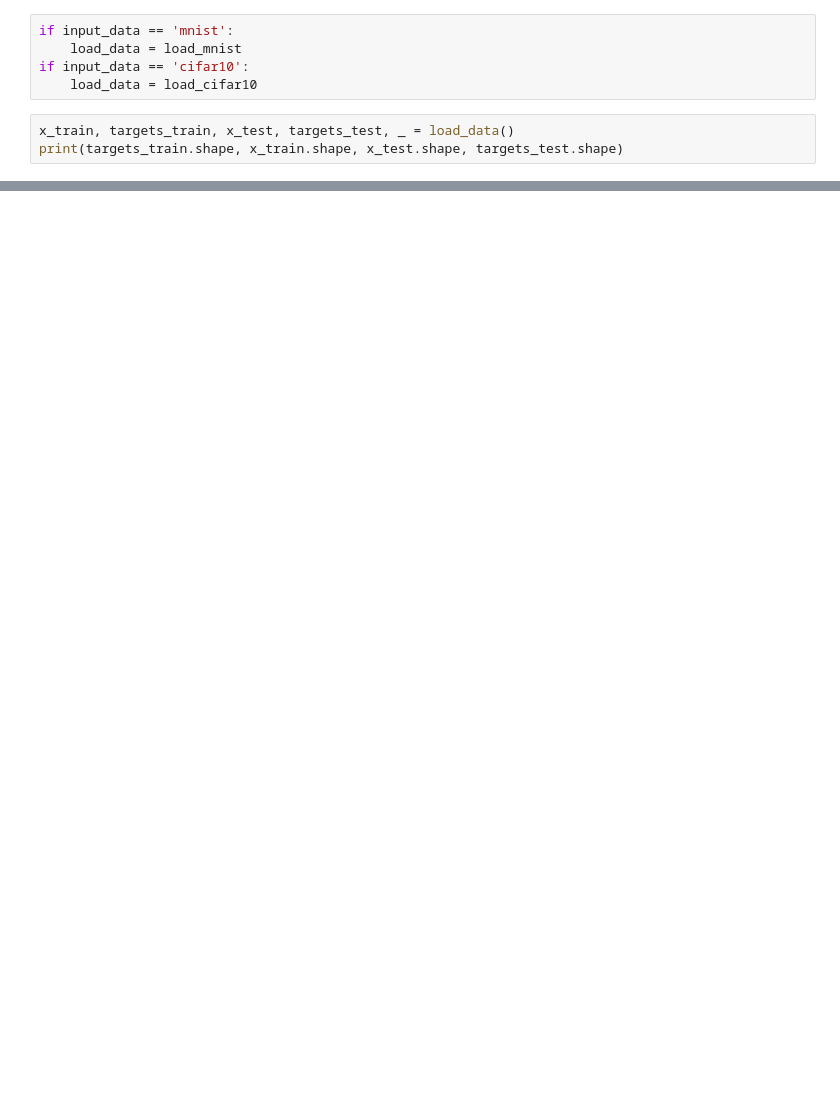
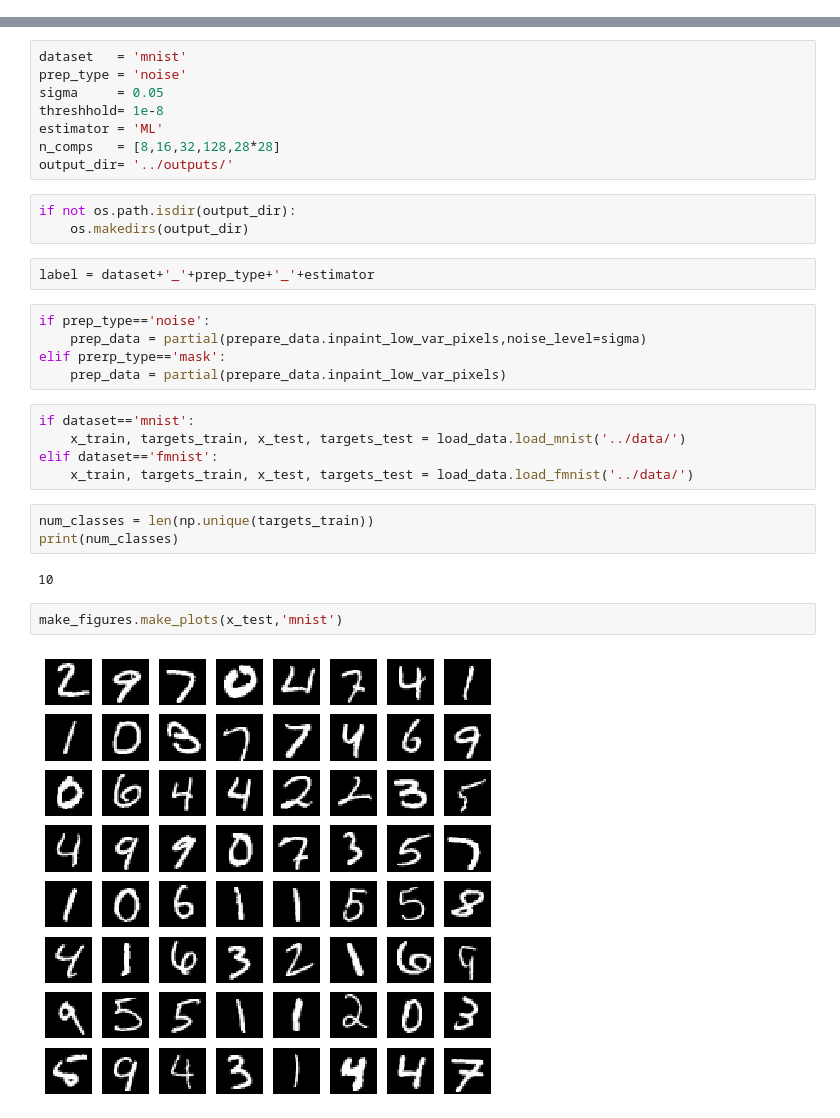
Before and after one commit to VMBoehm/pca-classifier, a Jupyter notebook: notebooks/ShrinkageExperimentsMNIST.ipynb, the cells around one changed output, grey strips where cells are left out. Saved outputs shown, nothing was run; the diff lists cells and outputs as text; blank space fills up the shorter version.

```diff
--- a/notebooks/ShrinkageExperimentsMNIST.ipynb
+++ b/notebooks/ShrinkageExperimentsMNIST.ipynb
@@ -22,8 +12,0 @@ masks      = [True,False]
-# %%
-if input_data == 'mnist':
-    load_data = load_mnist
-if input_data == 'cifar10':
-    load_data = load_cifar10
-# %%
-x_train, targets_train, x_test, targets_test, _ = load_data()
-print(targets_train.shape, x_train.shape, x_test.shape, targets_test.shape)
@@ -108,0 +13,32 @@ _=make_acc_figure(['LW','NERCOME'],['masked'],results,num_classes,num_comp,plotp
+# %%
+dataset   = 'mnist'
+prep_type = 'noise'
+sigma     = 0.05
+threshhold= 1e-8
+estimator = 'ML'
+n_comps   = [8,16,32,128,28*28]
+output_dir= '../outputs/'
+# %%
+if not os.path.isdir(output_dir):
+    os.makedirs(output_dir)
+# %%
+label = dataset+'_'+prep_type+'_'+estimator
+# %%
+if prep_type=='noise':
+    prep_data = partial(prepare_data.inpaint_low_var_pixels,noise_level=sigma)
+elif prerp_type=='mask':
+    prep_data = partial(prepare_data.inpaint_low_var_pixels)
+# %%
+if dataset=='mnist':
+    x_train, targets_train, x_test, targets_test = load_data.load_mnist('../data/')
+elif dataset=='fmnist':
+    x_train, targets_train, x_test, targets_test = load_data.load_fmnist('../data/')
+# %%
+num_classes = len(np.unique(targets_train))
+print(num_classes)
+# %% [output]
+10
+# %%
+make_figures.make_plots(x_test,'mnist')
+# %% [output]
+[figure, added]
```
Also changed, not shown: parts of 18 cells of this notebook, 6 other files.
